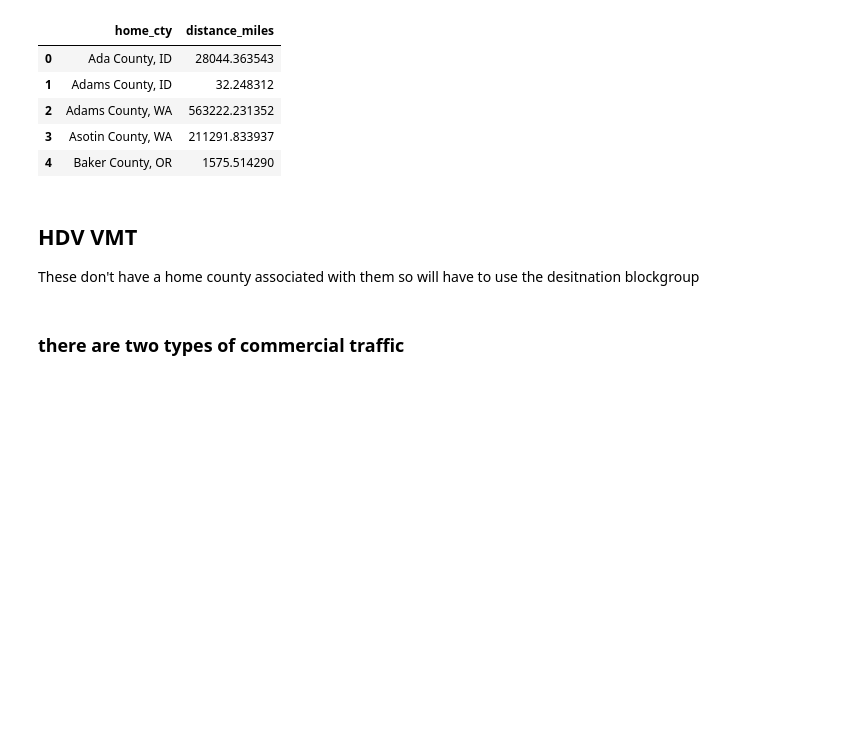
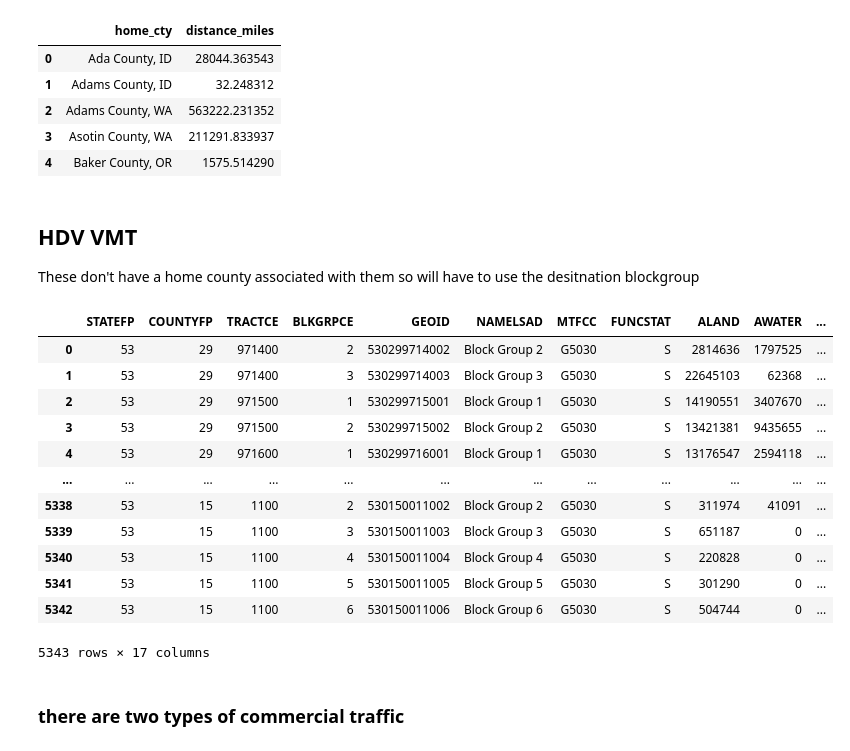
Before and after one commit to rmi-mobility-data-science/replicaEVSE, a Jupyter notebook: notebooks/replica_vmt.ipynb, the cells around one changed output. Saved outputs shown, nothing was run; the diff lists cells and outputs as text; code cells hidden in the pictures; blank space fills up the shorter version.

```diff
--- a/notebooks/replica_vmt.ipynb
+++ b/notebooks/replica_vmt.ipynb
@@ -105,6 +105,23 @@ These don't have a home county associated with them so will have to use the desi
 # read in blockgroup info
 bg_df = pd.read_csv(datadir+'blockgroup_counties.csv')
 bg_df['destination_bgrp'] = bg_df.destination_bgrp.astype(str)
+bg_df['destination_county'] = bg_df.County.astype(str)
+# %%
+bg_df
+# %% [output]
+|  | STATEFP | COUNTYFP | TRACTCE | BLKGRPCE | GEOID | NAMELSAD | MTFCC | FUNCSTAT | ALAND | AWATER | ... |
+| 0 | 53 | 29 | 971400 | 2 | 530299714002 | Block Group 2 | G5030 | S | 2814636 | 1797525 | ... |
+| 1 | 53 | 29 | 971400 | 3 | 530299714003 | Block Group 3 | G5030 | S | 22645103 | 62368 | ... |
+| 2 | 53 | 29 | 971500 | 1 | 530299715001 | Block Group 1 | G5030 | S | 14190551 | 3407670 | ... |
+| 3 | 53 | 29 | 971500 | 2 | 530299715002 | Block Group 2 | G5030 | S | 13421381 | 9435655 | ... |
+| 4 | 53 | 29 | 971600 | 1 | 530299716001 | Block Group 1 | G5030 | S | 13176547 | 2594118 | ... |
+| ... | ... | ... | ... | ... | ... | ... | ... | ... | ... | ... | ... |
+| 5338 | 53 | 15 | 1100 | 2 | 530150011002 | Block Group 2 | G5030 | S | 311974 | 41091 | ... |
+| 5339 | 53 | 15 | 1100 | 3 | 530150011003 | Block Group 3 | G5030 | S | 651187 | 0 | ... |
+| 5340 | 53 | 15 | 1100 | 4 | 530150011004 | Block Group 4 | G5030 | S | 220828 | 0 | ... |
+| 5341 | 53 | 15 | 1100 | 5 | 530150011005 | Block Group 5 | G5030 | S | 301290 | 0 | ... |
+| 5342 | 53 | 15 | 1100 | 6 | 530150011006 | Block Group 6 | G5030 | S | 504744 | 0 | ... |
+5343 rows × 17 columns
 # %% [markdown]
 ### there are two types of commercial traffic
 # %%
```
Also changed, not shown: parts of 8 cells of this notebook.
